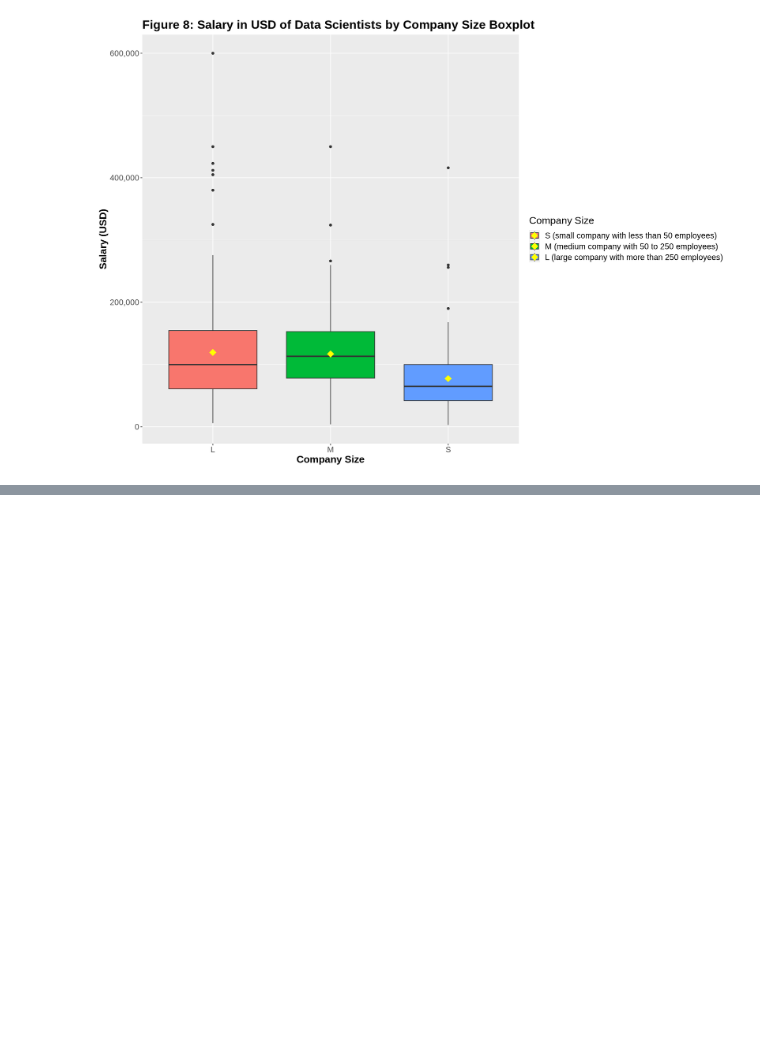
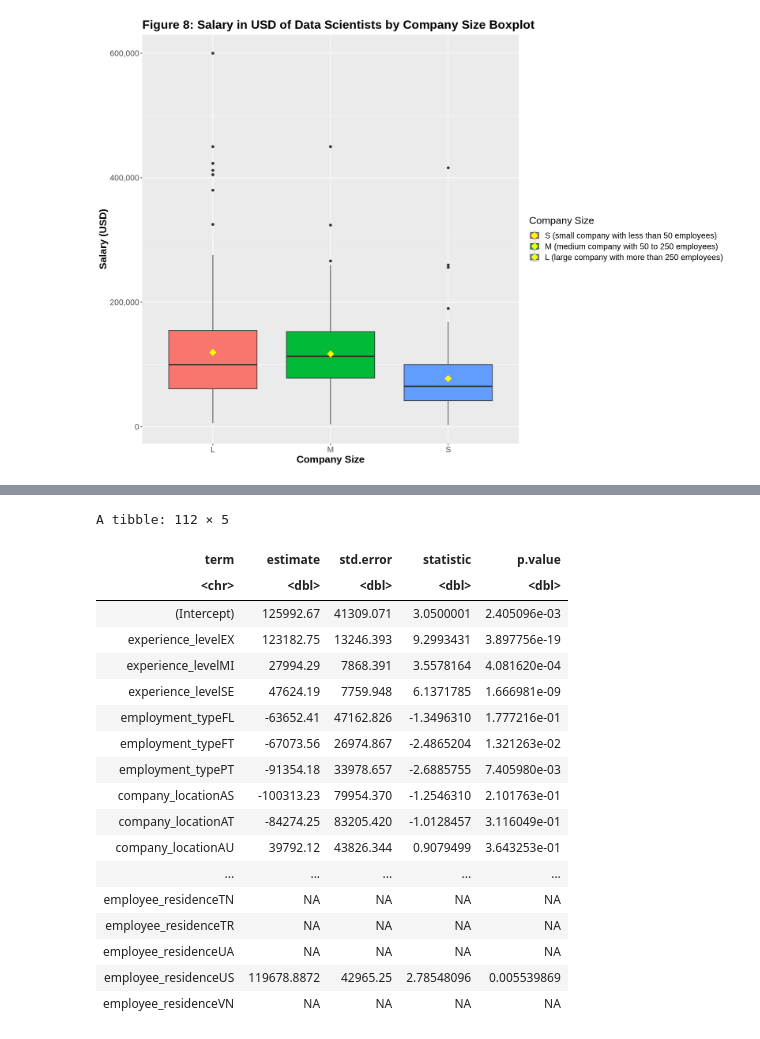
Before and after one commit to 1zhoueri/stat-301-project, a Jupyter notebook: Group_Project.ipynb, the cells around one changed output, grey strips where cells are left out. Cells and saved outputs as stored; diff of their text form; code cells hidden in the pictures; blank space fills up the shorter version.

Commit message:
Added Introduction and additive linear model

```diff
--- a/Group_Project.ipynb
+++ b/Group_Project.ipynb
@@ -471,0 +499,26 @@ After viewing each visualization, a few notable observations appeared. The first
+# %%
+# Fit an additive multiple linear regression model
+mlr_model <- lm(salary_in_usd ~ experience_level + employment_type+ company_location+ employee_residence, data = ds_salaries)
+
+# Display the summary of the model to see coefficients and statistics
+tidy(mlr_model)
+# %% [output]
+A tibble: 112 × 5
+| term | estimate | std.error | statistic | p.value |
+| <chr> | <dbl> | <dbl> | <dbl> | <dbl> |
+| (Intercept) | 125992.67 | 41309.071 | 3.0500001 | 2.405096e-03 |
+| experience_levelEX | 123182.75 | 13246.393 | 9.2993431 | 3.897756e-19 |
+| experience_levelMI | 27994.29 | 7868.391 | 3.5578164 | 4.081620e-04 |
+| experience_levelSE | 47624.19 | 7759.948 | 6.1371785 | 1.666981e-09 |
+| employment_typeFL | -63652.41 | 47162.826 | -1.3496310 | 1.777216e-01 |
+| employment_typeFT | -67073.56 | 26974.867 | -2.4865204 | 1.321263e-02 |
+| employment_typePT | -91354.18 | 33978.657 | -2.6885755 | 7.405980e-03 |
+| company_locationAS | -100313.23 | 79954.370 | -1.2546310 | 2.101763e-01 |
+| company_locationAT | -84274.25 | 83205.420 | -1.0128457 | 3.116049e-01 |
+| company_locationAU | 39792.12 | 43826.344 | 0.9079499 | 3.643253e-01 |
+| ... | ... | ... | ... | ... |
+| employee_residenceTN | NA | NA | NA | NA |
+| employee_residenceTR | NA | NA | NA | NA |
+| employee_residenceUA | NA | NA | NA | NA |
+| employee_residenceUS | 119678.8872 | 42965.25 | 2.78548096 | 0.005539869 |
+| employee_residenceVN | NA | NA | NA | NA |
```
Also changed, not shown: parts of 7 cells of this notebook.
